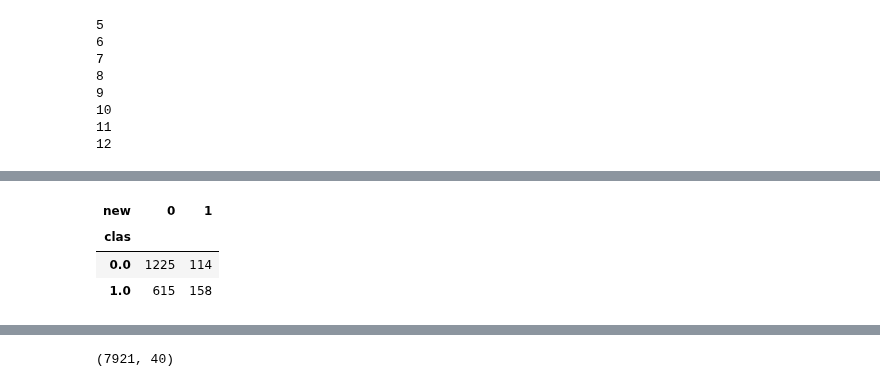
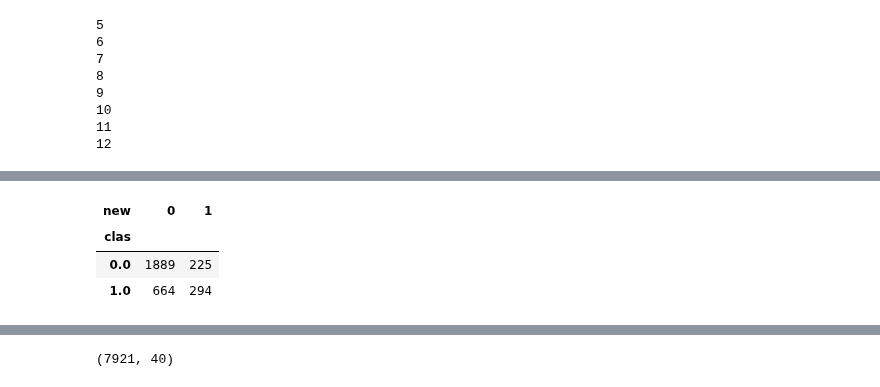
Before and after one commit to testalorenzo/crunch_net, a Jupyter notebook: ANS/ANS_all/orgorg4/Untitled.ipynb, the cells around one changed output, grey strips where cells are left out. Saved outputs shown, nothing was run; the diff lists cells and outputs as text; code cells hidden in the pictures.

```diff
--- a/ANS/ANS_all/orgorg4/Untitled.ipynb
+++ b/ANS/ANS_all/orgorg4/Untitled.ipynb
@@ -224,16 +238,13 @@ for i in range(5,13):
 
 for i in tqdm(ids):
     sub = df[df['id_x']== i][['id_x', 'date_y', 'round_simp','target_founded']]
-    for l in reversed(range(5,13)):
-        try:
-            sub = sub[(sub['date_y']<sub['date_y'].values[0]+l) & (sub['date_y'].values[0] < 2022-l)] #subsetto
-            sub1 = sub.tail(1)
+    for l in range(5,13):
+        sub1 = sub[(sub['date_y']<sub['date_y'].values[0]+l) & (sub['date_y'].values[0] < 2022-l)] #subsetto
+        sub2 = sub1.tail(1)
         #company.append(i)
-        except:
-            pass
-        roun = sub1['round_simp']
+        roun = sub2['round_simp']
         locals()['status'+ str(l)].append(get_status(roun)) #appendo
-    if i % 1000 ==0:
+    if i % 10000 ==0:
         print(i)
 # %% [output]
 0
@@ -746,23 +877,24 @@ Percentage of successful firms: 15.0 %
 # %%
 #SUCCESSO CLASSICO
 classic = bonav3[['id','succ10']]
 classic = classic[classic['succ10'].notnull()]
 classic = dict(zip(classic.id, classic.succ10))
-a = clusters10.keys() #take companies present in clusters10
+cluster10 = dict(zip(clusters10['0'],clusters10['index']))
+a = cluster10.keys() #take companies present in clusters10
 b = classic.keys() #take companies with classic success
 c = list(set(a) & set(b)) #intersection
 classic = dict((k, classic[k]) for k in c)
-new = dict((k, clusters10[k]) for k in c)
+new = dict((k, cluster10[k]) for k in c)
 y_clas = list(classic.values())
 y_new = list(new.values())
 #confusion_matrix(y_clas, y_new)
 
 y_actu = pd.Series(y_clas, name='clas')
 y_pred = pd.Series(y_new, name='new')
 df_confusion = pd.crosstab(y_actu, y_pred)
 df_confusion
 # %% [output]
 | new | 0 | 1 |
 | clas |  |  |
-| 0.0 | 1225 | 114 |
-| 1.0 | 615 | 158 |
+| 0.0 | 1889 | 225 |
+| 1.0 | 664 | 294 |
```
Also changed, not shown: parts of 53 cells of this notebook.
